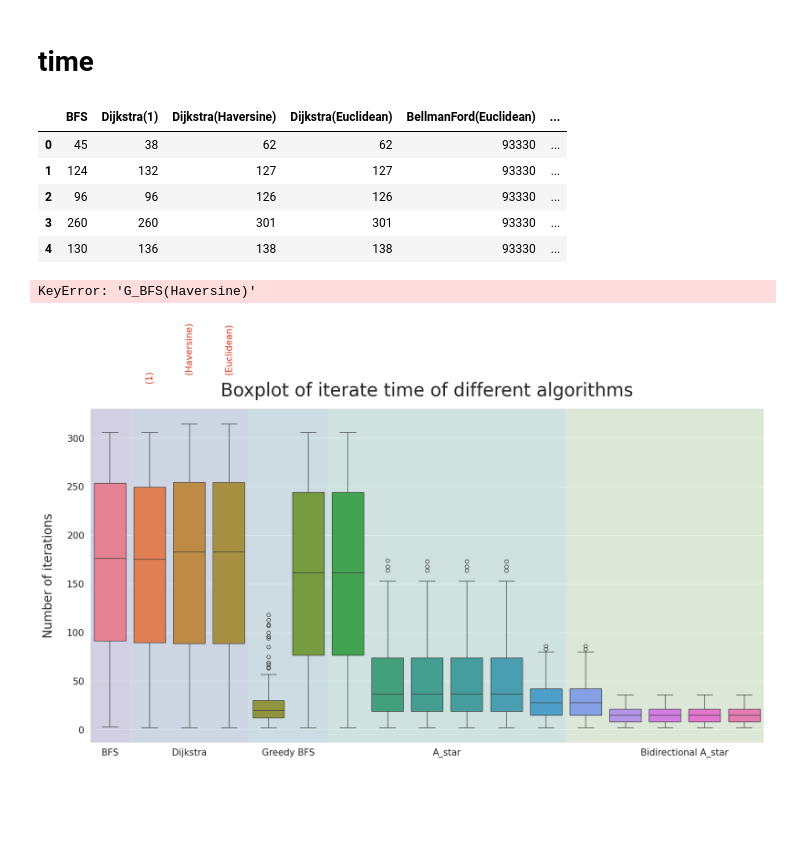
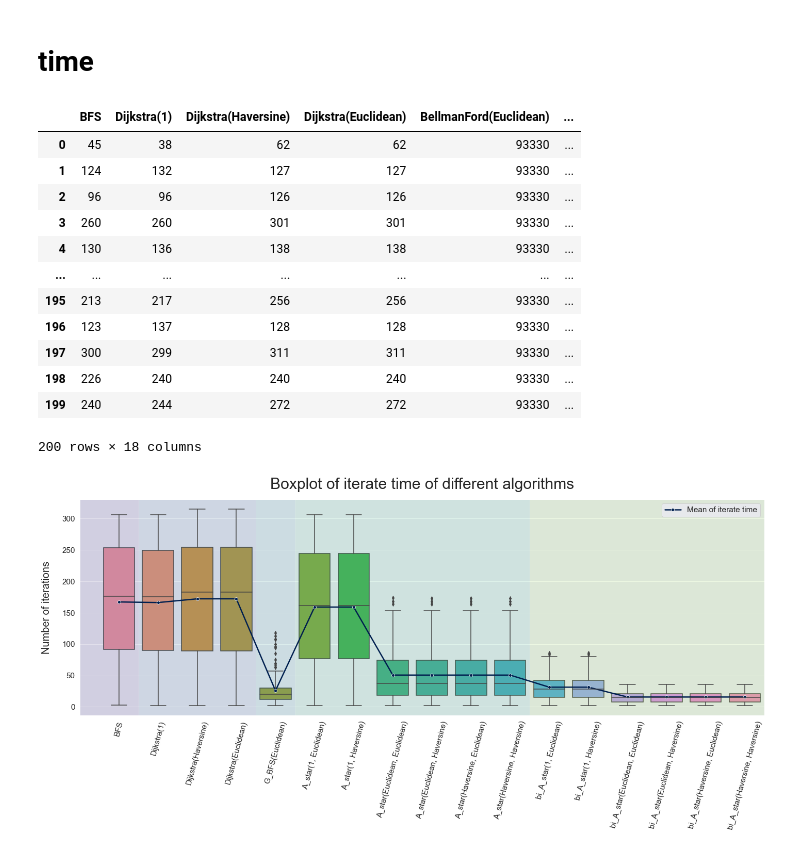
Before and after one commit to SustechSTA303/STA303-Assignment03, a Jupyter notebook: myWork/analysis&plot.ipynb, the cells around one changed output. Saved outputs shown, nothing was run; the diff lists cells and outputs as text; code cells hidden in the pictures; blank space fills up the shorter version.

```diff
--- a/myWork/analysis&plot.ipynb
+++ b/myWork/analysis&plot.ipynb
@@ -160,7 +160,7 @@ AttributeError: 'numpy.float64' object has no attribute 'to_frame'
 # %%
 iterate_time = pd.read_csv('data/iterate_time.csv')
 iterate_time = iterate_time.drop(['Unnamed: 0'], axis=1)
-iterate_time.head()
+iterate_time
 # %% [output]
 |  | BFS | Dijkstra(1) | Dijkstra(Haversine) | Dijkstra(Euclidean) | BellmanFord(Euclidean) | ... |
 | 0 | 45 | 38 | 62 | 62 | 93330 | ... |
@@ -168,53 +168,59 @@ iterate_time.head()
 | 2 | 96 | 96 | 126 | 126 | 93330 | ... |
 | 3 | 260 | 260 | 301 | 301 | 93330 | ... |
 | 4 | 130 | 136 | 138 | 138 | 93330 | ... |
+| ... | ... | ... | ... | ... | ... | ... |
+| 195 | 213 | 217 | 256 | 256 | 93330 | ... |
+| 196 | 123 | 137 | 128 | 128 | 93330 | ... |
+| 197 | 300 | 299 | 311 | 311 | 93330 | ... |
+| 198 | 226 | 240 | 240 | 240 | 93330 | ... |
+| 199 | 240 | 244 | 272 | 272 | 93330 | ... |
+200 rows × 18 columns
 # %%
 # (iterate_time==0).sum()
 # %%
 plt.figure(figsize=(20,10))
 sns.set(font_scale = 1.4)
 
 colors = sns.color_palette("viridis", 5)
 plt.axvspan(-1, 0.5, facecolor=colors[0], alpha=0.15)  # Specify the range of the first partition
 plt.axvspan(0.5, 3.5, facecolor=colors[1], alpha=0.15)  # Specify the range of the second partition
-plt.axvspan(3.5, 5.5, facecolor=colors[2], alpha=0.15)  # Specify the range of the second partition
-plt.axvspan(5.5, 11.5, facecolor=colors[3], alpha=0.15)  # Specify the range of the first partition
-plt.axvspan(11.5, 17.5, facecolor=colors[4], alpha=0.15)  # Specify the range of the second partition
+plt.axvspan(3.5, 4.5, facecolor=colors[2], alpha=0.15)  # Specify the range of the second partition
+plt.axvspan(4.5, 10.5, facecolor=colors[3], alpha=0.15)  # Specify the range of the first partition
+plt.axvspan(10.5, 16.5, facecolor=colors[4], alpha=0.15)  # Specify the range of the second partition
 
 sns.boxplot(data=iterate_time.drop(["BellmanFord(Euclidean)"], axis=1))
-# sns.lineplot(data=np.mean(iterate_time.drop(["BellmanFord(1)","BellmanFord(Euclidean)"], axis=1)), palette="tab10", linewidth=2.5, dashes=False)
+sns.lineplot(data=np.mean(iterate_time.drop("BellmanFord(Euclidean)", axis=1)),marker = "o",linewidth=2.5, color = '#001f4f',label = "Mean of iterate time")
 
 plt.title("Boxplot of iterate time of different algorithms", fontsize=30, pad=20)
 plt.ylabel("Number of iterations", fontsize=20, labelpad=20)
-plt.xticks([0,2,4.5,8.5,14.5],["BFS","Dijkstra","Greedy BFS","A_star","Bidirectional A_star"] ,fontsize=15);
+# plt.xticks([0,2,4.5,8.5,14.5],["BFS","Dijkstra","Greedy BFS","A_star","Bidirectional A_star"] ,fontsize=15);
+plt.xticks(rotation = 75, fontsize = 15)
+# plt.text(1,np.max(iterate_time['Dijkstra(1)'])+50,'(1)', ha='center', rotation = 90,va= 'bottom',fontsize=15,color='#d8351a')
+# plt.text(2,np.max(iterate_time['Dijkstra(Haversine)'])+50,'(Haversine)', ha='center', rotation = 90,va= 'bottom',fontsize=15,color='#d8351a')
+# plt.text(3,np.max(iterate_time['Dijkstra(Euclidean)'])+50,'(Euclidean)', ha='center', rotation = 90,va= 'bottom',fontsize=15,color='#d8351a')
 
-plt.text(1,np.max(iterate_time['Dijkstra(1)'])+50,'(1)', ha='center', rotation = 90,va= 'bottom',fontsize=15,color='#d8351a')
-plt.text(2,np.max(iterate_time['Dijkstra(Haversine)'])+50,'(Haversine)', ha='center', rotation = 90,va= 'bottom',fontsize=15,color='#d8351a')
-plt.text(3,np.max(iterate_time['Dijkstra(Euclidean)'])+50,'(Euclidean)', ha='center', rotation = 90,va= 'bottom',fontsize=15,color='#d8351a')
+# plt.text(4,np.max(iterate_time['G_BFS(Haversine)'])+50,'(Haversine)', ha='center', rotation = 90,va= 'bottom',fontsize=15,color='#d8351a')
+# plt.text(5,np.max(iterate_time['G_BFS(Euclidean)'])+50,'(Euclidean)', ha='center', rotation = 90,va= 'bottom',fontsize=15,color='#d8351a')
 
-plt.text(4,np.max(iterate_time['G_BFS(Haversine)'])+50,'(Haversine)', ha='center', rotation = 90,va= 'bottom',fontsize=15,color='#d8351a')
-plt.text(5,np.max(iterate_time['G_BFS(Euclidean)'])+50,'(Euclidean)', ha='center', rotation = 90,va= 'bottom',fontsize=15,color='#d8351a')
+# plt.text(6,np.max(iterate_time['A_star(1, Euclidean)'])+50,'(1, Euclidean)', ha='center', rotation = 90,va= 'bottom',fontsize=15,color='#d8351a')
+# plt.text(7,np.max(iterate_time['A_star(1, Haversine)'])+50,'(1, Haversine)', ha='center', rotation = 90,va= 'bottom',fontsize=15,color='#d8351a')
+# plt.text(8,np.max(iterate_time['A_star(Euclidean, Euclidean)'])+50,'(Euclidean, Euclidean)', ha='center', rotation = 90,va= 'bottom',fontsize=15,color='#d8351a')
+# plt.text(9,np.max(iterate_time['A_star(Euclidean, Haversine)'])+50,'(Euclidean, Haversine)', ha='center', rotation = 90,va= 'bottom',fontsize=15,color='#d8351a')
+# plt.text(10,np.max(iterate_time['A_star(Haversine, Euclidean)'])+50,'(Haversine, Euclidean)', ha='center', rotation = 90,va= 'bottom',fontsize=15,color='#d8351a')
+# plt.text(11,np.max(iterate_time['A_star(Haversine, Haversine)'])+50,'(Haversine, Haversine)', ha='center', rotation = 90,va= 'bottom',fontsize=15,color='#d8351a')
 
-plt.text(6,np.max(iterate_time['A_star(1, Euclidean)'])+50,'(1, Euclidean)', ha='center', rotation = 90,va= 'bottom',fontsize=15,color='#d8351a')
-plt.text(7,np.max(iterate_time['A_star(1, Haversine)'])+50,'(1, Haversine)', ha='center', rotation = 90,va= 'bottom',fontsize=15,color='#d8351a')
-plt.text(8,np.max(iterate_time['A_star(Euclidean, Euclidean)'])+50,'(Euclidean, Euclidean)', ha='center', rotation = 90,va= 'bottom',fontsize=15,color='#d8351a')
-plt.text(9,np.max(iterate_time['A_star(Euclidean, Haversine)'])+50,'(Euclidean, Haversine)', ha='center', rotation = 90,va= 'bottom',fontsize=15,color='#d8351a')
-plt.text(10,np.max(iterate_time['A_star(Haversine, Euclidean)'])+50,'(Haversine, Euclidean)', ha='center', rotation = 90,va= 'bottom',fontsize=15,color='#d8351a')
-plt.text(11,np.max(iterate_time['A_star(Haversine, Haversine)'])+50,'(Haversine, Haversine)', ha='center', rotation = 90,va= 'bottom',fontsize=15,color='#d8351a')
+# plt.text(12,np.min(iterate_time['A_star(1, Euclidean)'])-30,'(1, Euclidean)', ha='center', rotation = 90,va= 'bottom',fontsize=15,color='#d8351a')
+# plt.text(13,np.min(iterate_time['A_star(1, Haversine)'])-30,'(1, Haversine)', ha='center', rotation = 90,va= 'bottom',fontsize=15,color='#d8351a')
+# plt.text(14,np.min(iterate_time['A_star(Euclidean, Euclidean)'])-30,'(Euclidean, Euclidean)', ha='center', rotation = 90,va= 'bottom',fontsize=13,color='#d8351a')
+# plt.text(15,np.min(iterate_time['A_star(Euclidean, Haversine)'])-30,'(Euclidean, Haversine)', ha='center', rotation = 90,va= 'bottom',fontsize=13,color='#d8351a')
+# plt.text(16,np.min(iterate_time['A_star(Haversine, Euclidean)'])-30,'(Haversine, Euclidean)', ha='center', rotation = 90,va= 'bottom',fontsize=13,color='#d8351a')
+# plt.text(17,np.min(iterate_time['A_star(Haversine, Haversine)'])-30,'(Haversine, Haversine)', ha='center', rotation = 90,va= 'bottom',fontsize=13,color='#d8351a')
 
-plt.text(12,np.min(iterate_time['A_star(1, Euclidean)'])-30,'(1, Euclidean)', ha='center', rotation = 90,va= 'bottom',fontsize=15,color='#d8351a')
-plt.text(13,np.min(iterate_time['A_star(1, Haversine)'])-30,'(1, Haversine)', ha='center', rotation = 90,va= 'bottom',fontsize=15,color='#d8351a')
-plt.text(14,np.min(iterate_time['A_star(Euclidean, Euclidean)'])-30,'(Euclidean, Euclidean)', ha='center', rotation = 90,va= 'bottom',fontsize=13,color='#d8351a')
-plt.text(15,np.min(iterate_time['A_star(Euclidean, Haversine)'])-30,'(Euclidean, Haversine)', ha='center', rotation = 90,va= 'bottom',fontsize=13,color='#d8351a')
-plt.text(16,np.min(iterate_time['A_star(Haversine, Euclidean)'])-30,'(Haversine, Euclidean)', ha='center', rotation = 90,va= 'bottom',fontsize=13,color='#d8351a')
-plt.text(17,np.min(iterate_time['A_star(Haversine, Haversine)'])-30,'(Haversine, Haversine)', ha='center', rotation = 90,va= 'bottom',fontsize=13,color='#d8351a')
-
-
+plt.xlim(-1,16.5)
 # 调整布局
 plt.tight_layout()
 
 plt.savefig("present/iterate_time1.svg")
 # %% [output]
-KeyError: 'G_BFS(Haversine)'
-[figure, old version]
+[figure, new version]
 # %%
```
Also changed, not shown: parts of 6 cells of this notebook, 8 other files.
